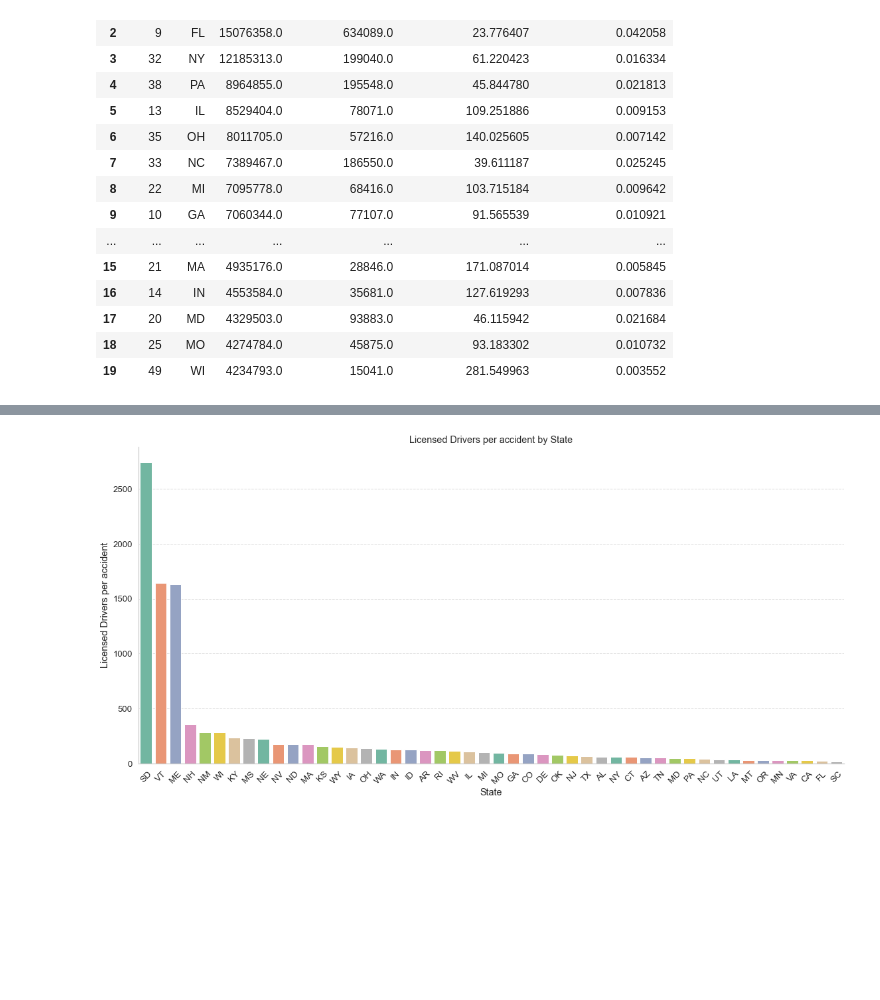
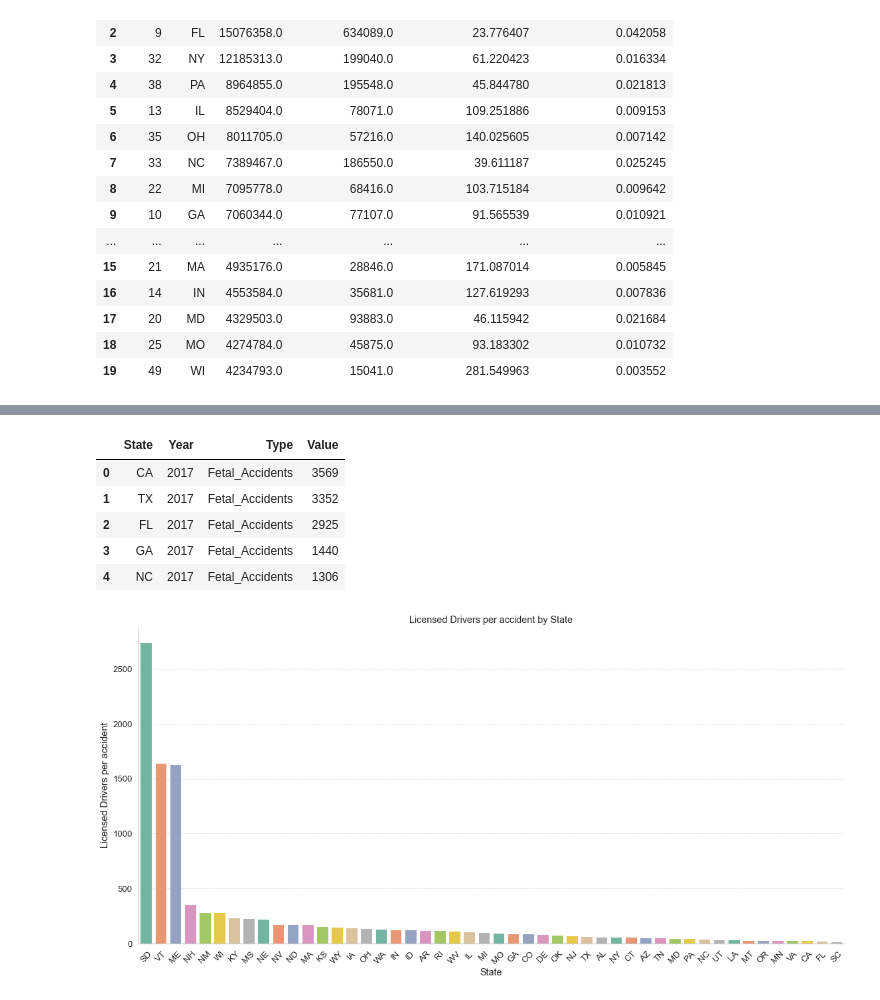
Before and after one commit to LeaSlot/WT_Car, a Jupyter notebook: Bart.ipynb, the cells around one changed output, grey strips where cells are left out. Cells and saved outputs as stored; diff of their text form; code cells hidden in the pictures; blank space fills up the shorter version.

```diff
--- a/Bart.ipynb
+++ b/Bart.ipynb
@@ -411,3 +521,52 @@ merged_df.head(20)
+# %%
+
+def process_fetal_accidents(csv_file_name, year=None):
+
+    state_abbreviations = {
+    'Alabama': 'AL', 'Alaska': 'AK', 'Arizona': 'AZ', 'Arkansas': 'AR',
+    'California': 'CA', 'Colorado': 'CO', 'Connecticut': 'CT', 'Delaware': 'DE', 'District of Columbia' : 'DC',
+    'Florida': 'FL', 'Georgia': 'GA', 'Hawaii': 'HI', 'Idaho': 'ID',
+    'Illinois': 'IL', 'Indiana': 'IN', 'Iowa': 'IA', 'Kansas': 'KS',
+    'Kentucky': 'KY', 'Louisiana': 'LA', 'Maine': 'ME', 'Maryland': 'MD',
+    'Massachusetts': 'MA', 'Michigan': 'MI', 'Minnesota': 'MN', 'Mississippi': 'MS',
+    'Missouri': 'MO', 'Montana': 'MT', 'Nebraska': 'NE', 'Nevada': 'NV',
+    'New Hampshire': 'NH', 'New Jersey': 'NJ', 'New Mexico': 'NM', 'New York': 'NY',
+    'North Carolina': 'NC', 'North Dakota': 'ND', 'Ohio': 'OH', 'Oklahoma': 'OK',
+    'Oregon': 'OR', 'Pennsylvania': 'PA', 'Rhode Island': 'RI', 'South Carolina': 'SC',
+    'South Dakota': 'SD', 'Tennessee': 'TN', 'Texas': 'TX', 'Utah': 'UT',
+    'Vermont': 'VT', 'Virginia': 'VA', 'Washington': 'WA', 'West Virginia': 'WV',
+    'Wisconsin': 'WI', 'Wyoming': 'WY'
+}
+
+    fetal = pd.read_csv(csv_file_name)
+
+    fetal.rename(columns={'STATENAME': 'State'}, inplace=True)
+    fetal['State'] = fetal['State'].replace(state_abbreviations)
+    state_counts = fetal['State'].value_counts().reset_index()
+    state_counts.columns = ['State', 'Fetal_Accidents']
+    if year is not None:
+        state_counts['Year'] = year
+
+    return state_counts
+
+fetal2017 = process_fetal_accidents('Accident2017.CSV', 2017)
+fetal2018 = process_fetal_accidents('Accident2018.csv', 2018)
+fetal2019 = process_fetal_accidents('Accident2019.CSV', 2019)
+fetal2020 = process_fetal_accidents('Accident2020.csv', 2020)
+fetal2021 = process_fetal_accidents('Accident2021.csv', 2021)
+# %%
+fetal = pd.concat([fetal2017, fetal2018, fetal2019, fetal2020, fetal2021], ignore_index=True)
+fetal['Year'] = fetal['Year'].astype(str)
+#fetal.to_csv('fetal.csv')
+fetal = pd.melt(fetal, id_vars=['State', 'Year'], var_name='Type', value_name='Value')
+fetal.head()
+# %% [output]
+|  | State | Year | Type | Value |
+| 0 | CA | 2017 | Fetal_Accidents | 3569 |
+| 1 | TX | 2017 | Fetal_Accidents | 3352 |
+| 2 | FL | 2017 | Fetal_Accidents | 2925 |
+| 3 | GA | 2017 | Fetal_Accidents | 1440 |
+| 4 | NC | 2017 | Fetal_Accidents | 1306 |
 # %%
 sns.set(font_scale=1.2)  # Adjust the font scale
 sns.set_style("whitegrid")  # Use a white grid background
```
Also changed, not shown: parts of 8 cells of this notebook.
